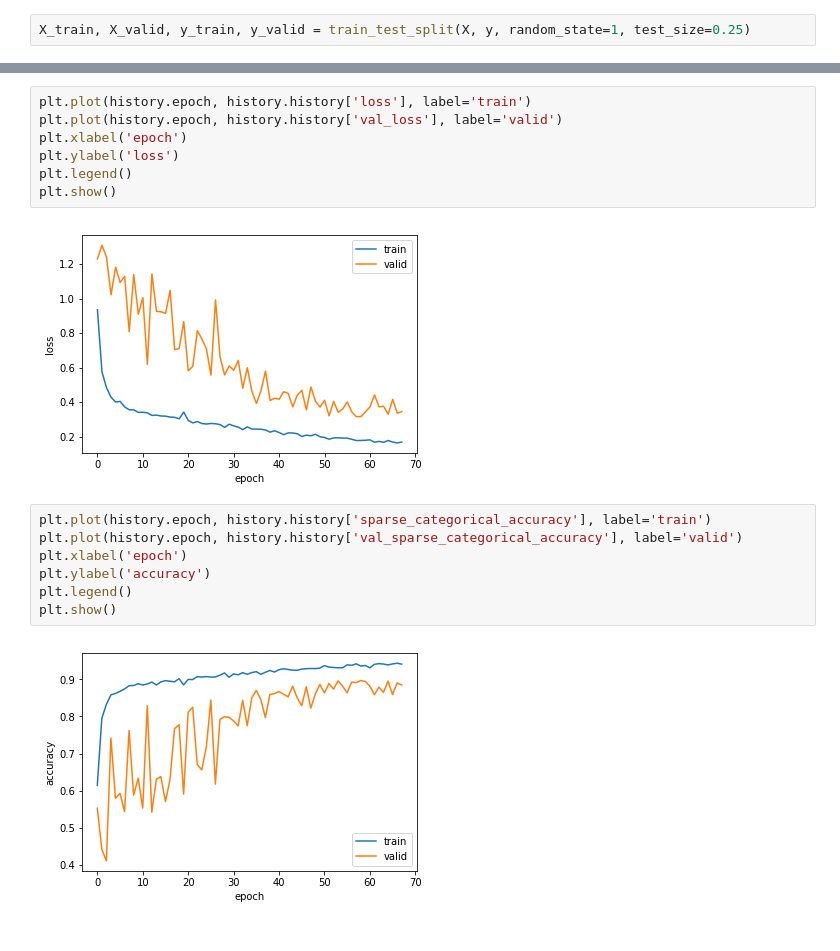
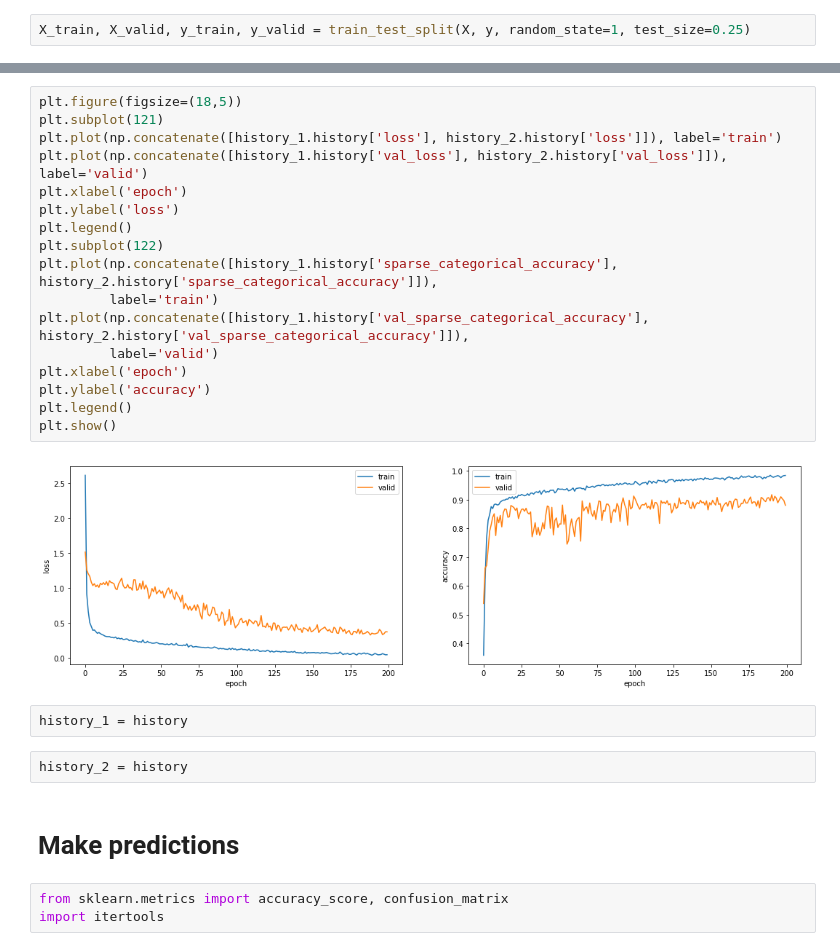
Before and after one commit to mosin26/agriculture, a Jupyter notebook: minnesota_cnn.ipynb, the cells around one changed output, grey strips where cells are left out. Cells and saved outputs as stored; diff of their text form.

```diff
--- a/minnesota_cnn.ipynb
+++ b/minnesota_cnn.ipynb
@@ -238,18 +321,28 @@ Epoch 68/100
 # %%
-plt.plot(history.epoch, history.history['loss'], label='train')
-plt.plot(history.epoch, history.history['val_loss'], label='valid')
+plt.figure(figsize=(18,5))
+plt.subplot(121)
+plt.plot(np.concatenate([history_1.history['loss'], history_2.history['loss']]), label='train')
+plt.plot(np.concatenate([history_1.history['val_loss'], history_2.history['val_loss']]), label='valid')
 plt.xlabel('epoch')
 plt.ylabel('loss')
 plt.legend()
+plt.subplot(122)
+plt.plot(np.concatenate([history_1.history['sparse_categorical_accuracy'], history_2.history['sparse_categorical_accuracy']]),
+         label='train')
+plt.plot(np.concatenate([history_1.history['val_sparse_categorical_accuracy'], history_2.history['val_sparse_categorical_accuracy']]),
+         label='valid')
+plt.xlabel('epoch')
+plt.ylabel('accuracy')
+plt.legend()
 plt.show()
 # %% [output]
-[figure, old version]
+[figure, new version]
-# %%
-plt.plot(history.epoch, history.history['sparse_categorical_accuracy'], label='train')
-plt.plot(history.epoch, history.history['val_sparse_categorical_accuracy'], label='valid')
-plt.xlabel('epoch')
-plt.ylabel('accuracy')
-plt.legend()
-plt.show()
-# %% [output]
-[figure, removed]
+# %%
+history_1 = history
+# %%
+history_2 = history
+# %% [markdown]
+# Make predictions
+# %%
+from sklearn.metrics import accuracy_score, confusion_matrix
+import itertools
```
Also changed, not shown: parts of 40 cells of this notebook, 1 other file.
